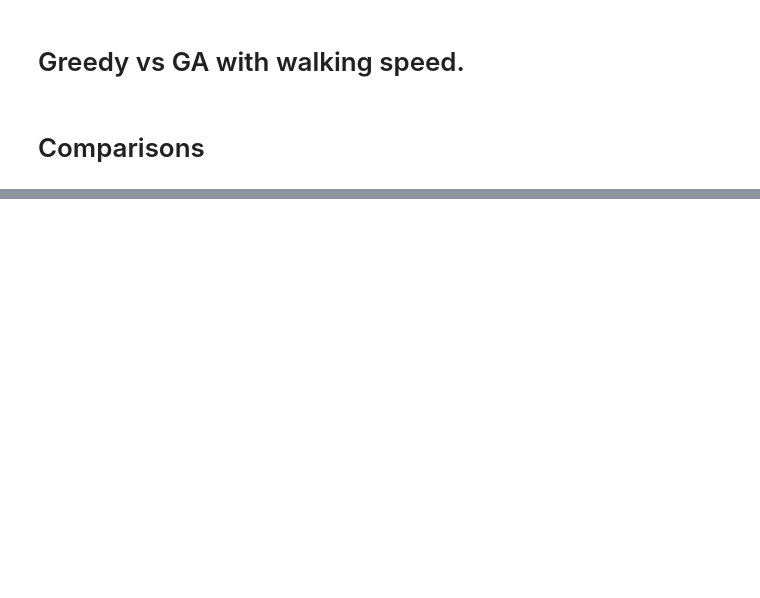
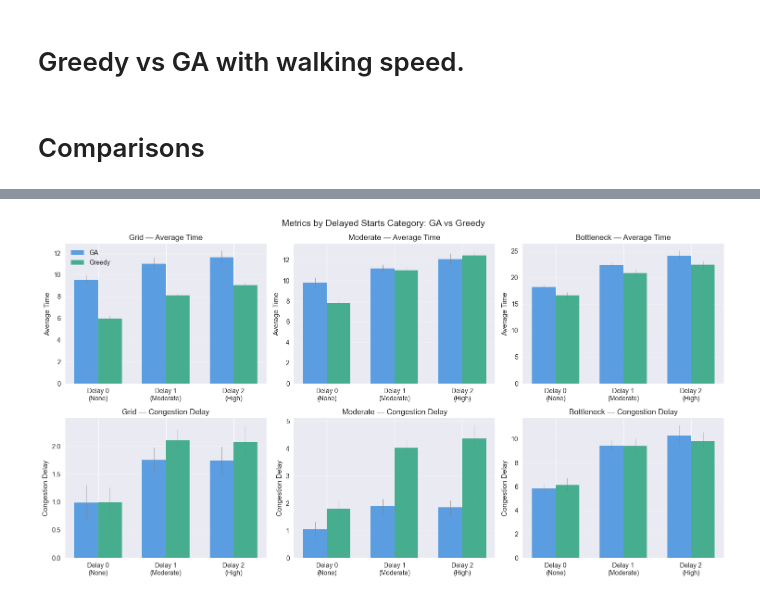
Before and after one commit to lpow311/dissertation, a Jupyter notebook: 5_3_delayed_starts_comparison.ipynb, the cells around one changed output, grey strips where cells are left out. Saved outputs shown, nothing was run; the diff lists cells and outputs as text; code cells hidden in the pictures; blank space fills up the shorter version.

Commit message:
5.2 done - some plots not even used :)

```diff
--- a/5_3_delayed_starts_comparison.ipynb
+++ b/5_3_delayed_starts_comparison.ipynb
@@ -52,0 +101,4 @@ print(f'Params: {results['ga']['params']}')   # {'walking': False, 'delay_start'
+# %%
+plot_metrics_by_human_behaviour(experiment_files, behaviour='delay_start')
+# %% [output]
+[figure, added]
```
Also changed, not shown: parts of 11 cells of this notebook, 2 other files.
